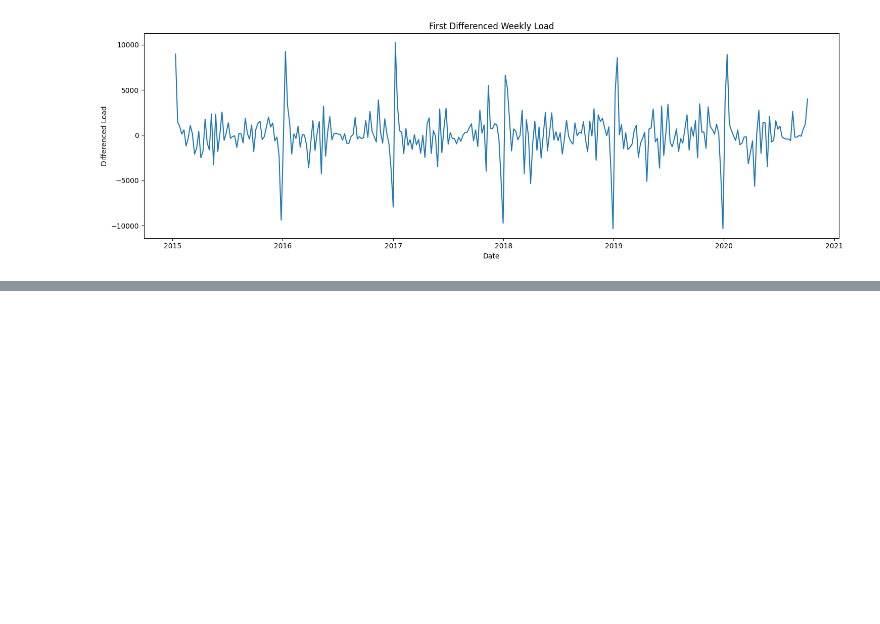
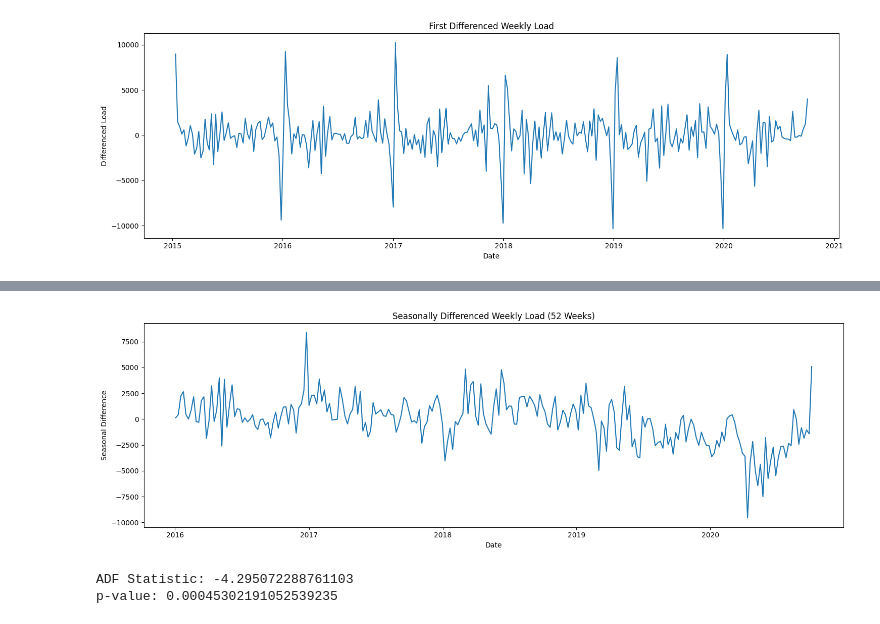
Before and after one commit to dekshinaudayan/german-electricity-demand-forecasting, a Jupyter notebook: notebooks/02_Stationarity_Analysis.ipynb, the cells around one changed output, grey strips where cells are left out. Drawn from its saved outputs; the diff is of its cells as text; code cells hidden in the pictures; blank space fills up the shorter version.

Commit message:
Complete stationarity analysis with decomposition and statistical tests

```diff
--- a/notebooks/02_Stationarity_Analysis.ipynb
+++ b/notebooks/02_Stationarity_Analysis.ipynb
@@ -207,0 +212,46 @@ plt.show()
+# %%
+seasonal_diff = weekly_load["load"].diff(52)
+
+
+# Plot seasonally differenced series
+
+plt.figure(figsize=(15,5))
+
+plt.plot(
+    seasonal_diff
+)
+
+plt.title(
+    "Seasonally Differenced Weekly Load (52 Weeks)"
+)
+
+plt.xlabel("Date")
+plt.ylabel("Seasonal Difference")
+
+plt.tight_layout()
+
+plt.savefig(
+    "seasonal_difference.png",
+    dpi=300,
+    bbox_inches="tight"
+)
+
+plt.show()
+# %% [output]
+[figure, added]
+# %%
+# Remove missing values created by differencing
+
+seasonal_diff_clean = seasonal_diff.dropna()
+
+# Apply ADF test to check stationarity
+
+adf_seasonal = adfuller(
+    seasonal_diff_clean
+)
+
+print("ADF Statistic:", adf_seasonal[0])
+print("p-value:", adf_seasonal[1])
+# %% [output]
+ADF Statistic: -4.295072288761103
+p-value: 0.00045302191052539235
```
Also changed, not shown: parts of 2 cells of this notebook.
